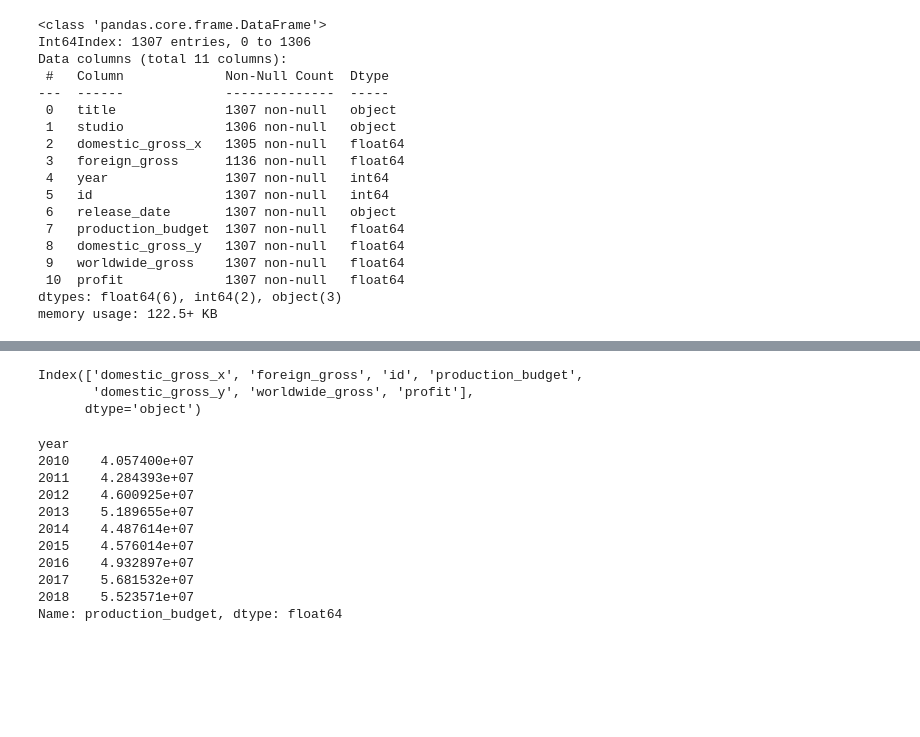
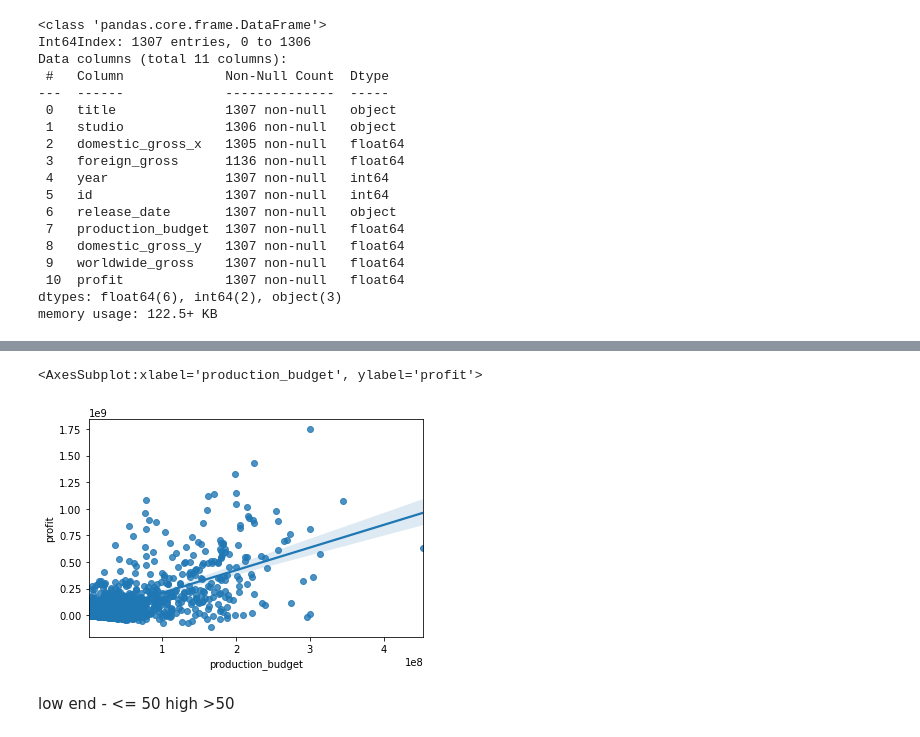
Before and after one commit to cLineman/CapStoneProject, a Jupyter notebook: ColtonLineman.ipynb, the cells around one changed output, grey strips where cells are left out. Drawn from its saved outputs; the diff is of its cells as text; code cells hidden in the pictures; blank space fills up the shorter version.

Commit message:
profit vs budget tiers viz done

```diff
--- a/ColtonLineman.ipynb
+++ b/ColtonLineman.ipynb
@@ -1150,20 +1040,0 @@ SyntaxError: cannot assign to literal (<ipython-input-140-28ed6e148545>, line 6)
-# %%
-inflationrate.columns
-# %% [output]
-Index(['domestic_gross_x', 'foreign_gross', 'id', 'production_budget',
-       'domestic_gross_y', 'worldwide_gross', 'profit'],
-      dtype='object')
-# %%
-inflationrate['production_budget']
-# %% [output]
-year
-2010    4.057400e+07
-2011    4.284393e+07
-2012    4.600925e+07
-2013    5.189655e+07
-2014    4.487614e+07
-2015    4.576014e+07
-2016    4.932897e+07
-2017    5.681532e+07
-2018    5.523571e+07
-Name: production_budget, dtype: float64
@@ -1171,0 +1041,9 @@ for value in range(8):
+# %%
+sns.regplot(grossJoinBudget['production_budget'], grossJoinBudget["profit"])
+# %% [output]
+<AxesSubplot:xlabel='production_budget', ylabel='profit'>
+[figure, added]
+# %% [markdown]
+
+low end - <= 50
+high >50
```
Also changed, not shown: parts of 18 cells of this notebook.
